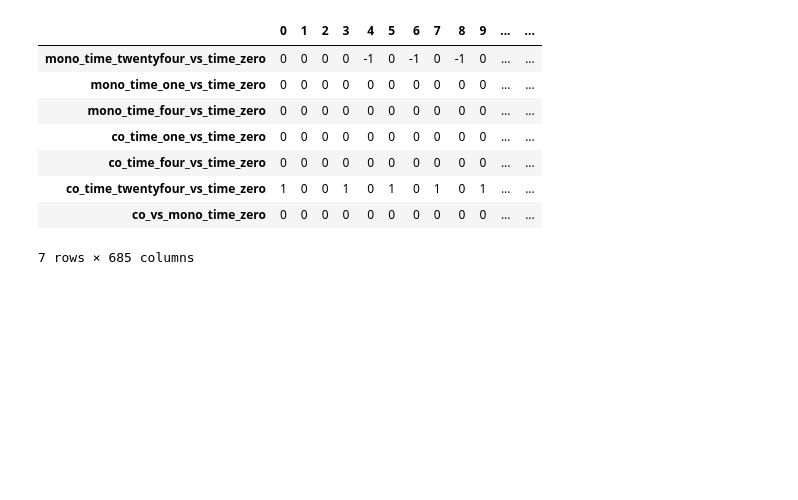
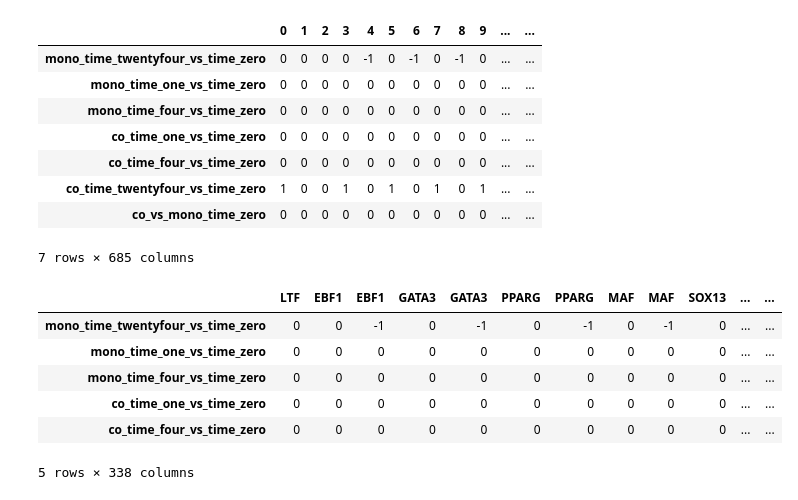
Before and after one commit to adelomana/cdi, a Jupyter notebook: differential_regulon/differential_regulon_activity_analysis.ipynb, the cells around one changed output. Cells and saved outputs as stored; diff of their text form; code cells hidden in the pictures; blank space fills up the shorter version.

```diff
--- a/differential_regulon/differential_regulon_activity_analysis.ipynb
+++ b/differential_regulon/differential_regulon_activity_analysis.ipynb
@@ -227,0 +225,19 @@ df
+# %%
+# remove empty columns
+differential_regulons = df.isin([0]).sum(axis=0) < df.shape[0] # remove if the number of zeros is the same as the size of the column
+selected = []
+a=differential_regulons.to_list()
+for i in range(len(a)):
+    if a[i] == True:
+        selected.append(i)
+
+simplyfied_df = df.iloc[:, selected]
+simplyfied_df.head()
+# %% [output]
+|  | LTF | EBF1 | EBF1 | GATA3 | GATA3 | PPARG | PPARG | MAF | MAF | SOX13 | ... | ... |
+| mono_time_twentyfour_vs_time_zero | 0 | 0 | -1 | 0 | -1 | 0 | -1 | 0 | -1 | 0 | ... | ... |
+| mono_time_one_vs_time_zero | 0 | 0 | 0 | 0 | 0 | 0 | 0 | 0 | 0 | 0 | ... | ... |
+| mono_time_four_vs_time_zero | 0 | 0 | 0 | 0 | 0 | 0 | 0 | 0 | 0 | 0 | ... | ... |
+| co_time_one_vs_time_zero | 0 | 0 | 0 | 0 | 0 | 0 | 0 | 0 | 0 | 0 | ... | ... |
+| co_time_four_vs_time_zero | 0 | 0 | 0 | 0 | 0 | 0 | 0 | 0 | 0 | 0 | ... | ... |
+5 rows × 338 columns
```
Also changed, not shown: parts of 17 cells of this notebook.
